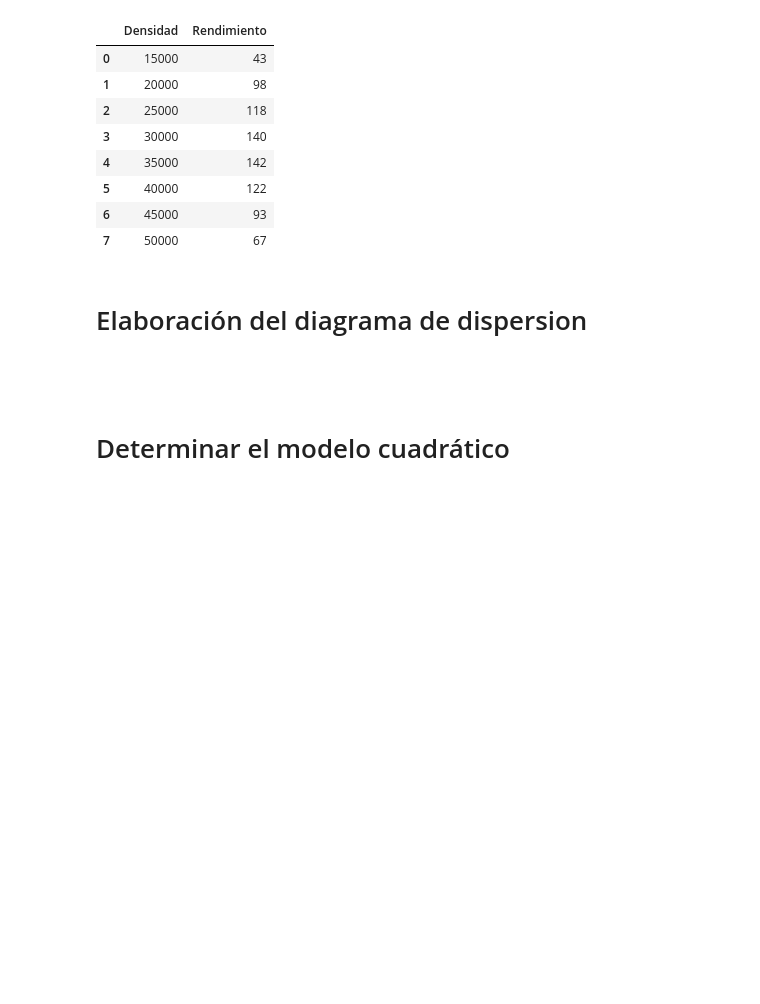
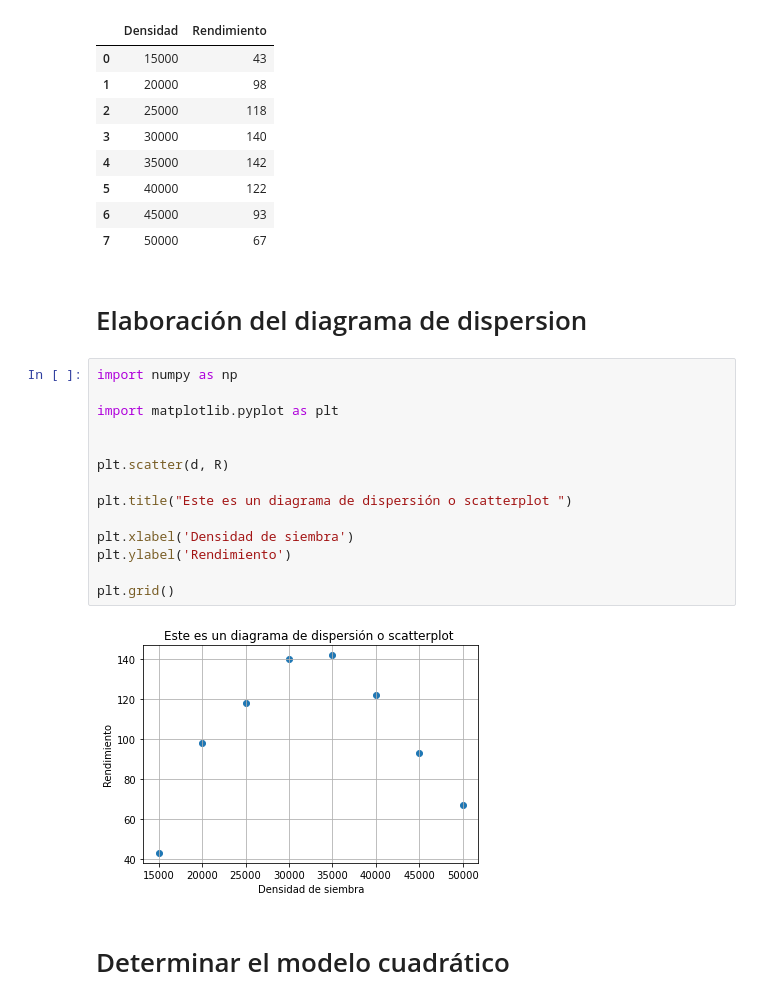
Before and after one commit to marco-canas/fundamentos_de_las_matematicas, a Jupyter notebook: clases/3_funciones/funciones_polinomiales/modelo_polinomial_2.ipynb, the cells around one changed output. Saved outputs shown, nothing was run; the diff lists cells and outputs as text; blank space fills up the shorter version.

```diff
--- a/clases/3_funciones/funciones_polinomiales/modelo_polinomial_2.ipynb
+++ b/clases/3_funciones/funciones_polinomiales/modelo_polinomial_2.ipynb
@@ -47,7 +47,21 @@ tabla
 | 7 | 50000 | 67 |
 # %% [markdown]
 # Elaboración del diagrama de dispersion
-# %% [markdown]
-#
+# %%
+import numpy as np
+
+import matplotlib.pyplot as plt
+
+
+plt.scatter(d, R)
+
+plt.title("Este es un diagrama de dispersión o scatterplot ")
+
+plt.xlabel('Densidad de siembra')
+plt.ylabel('Rendimiento')
+
+plt.grid()
+# %% [output]
+[figure, added]
 # %% [markdown]
 # Determinar el modelo cuadrático
```
Also changed, not shown: parts of 7 cells of this notebook.
